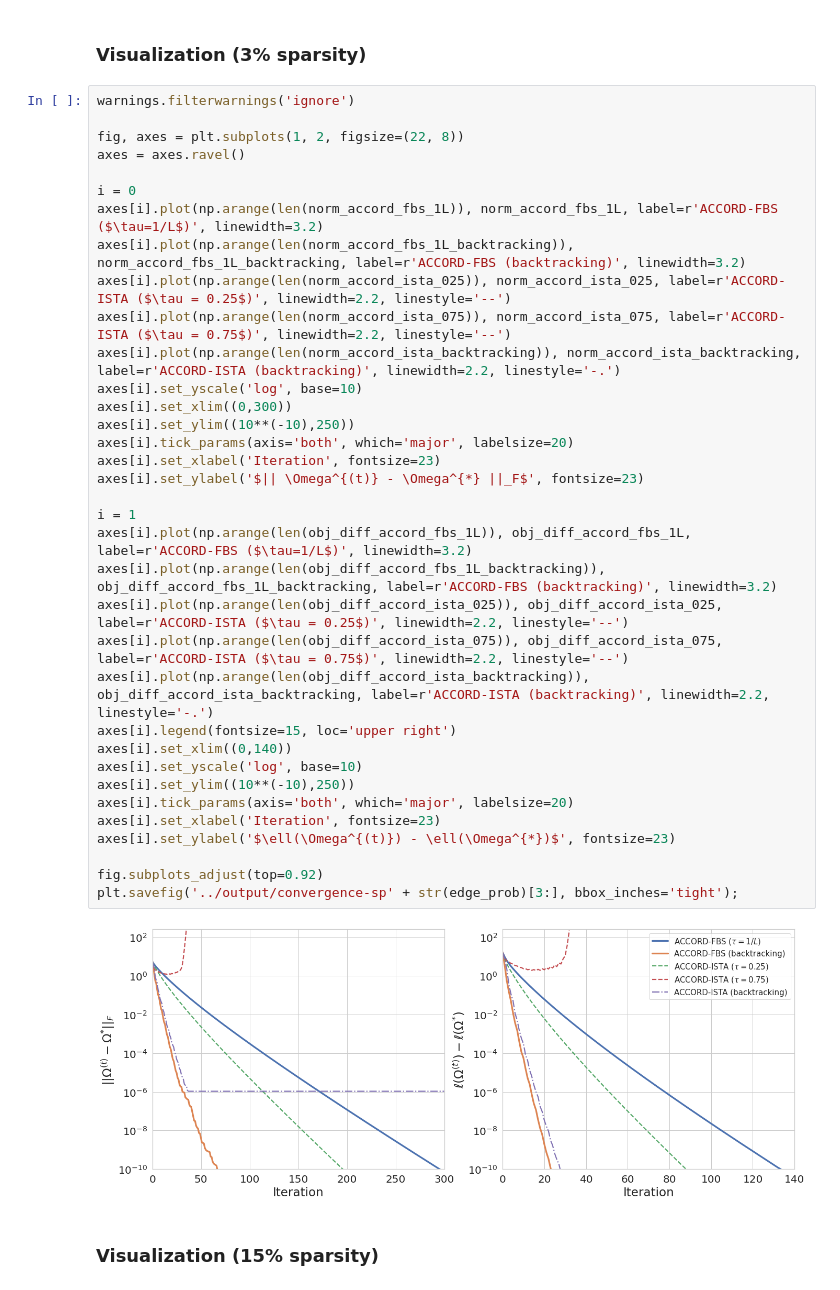
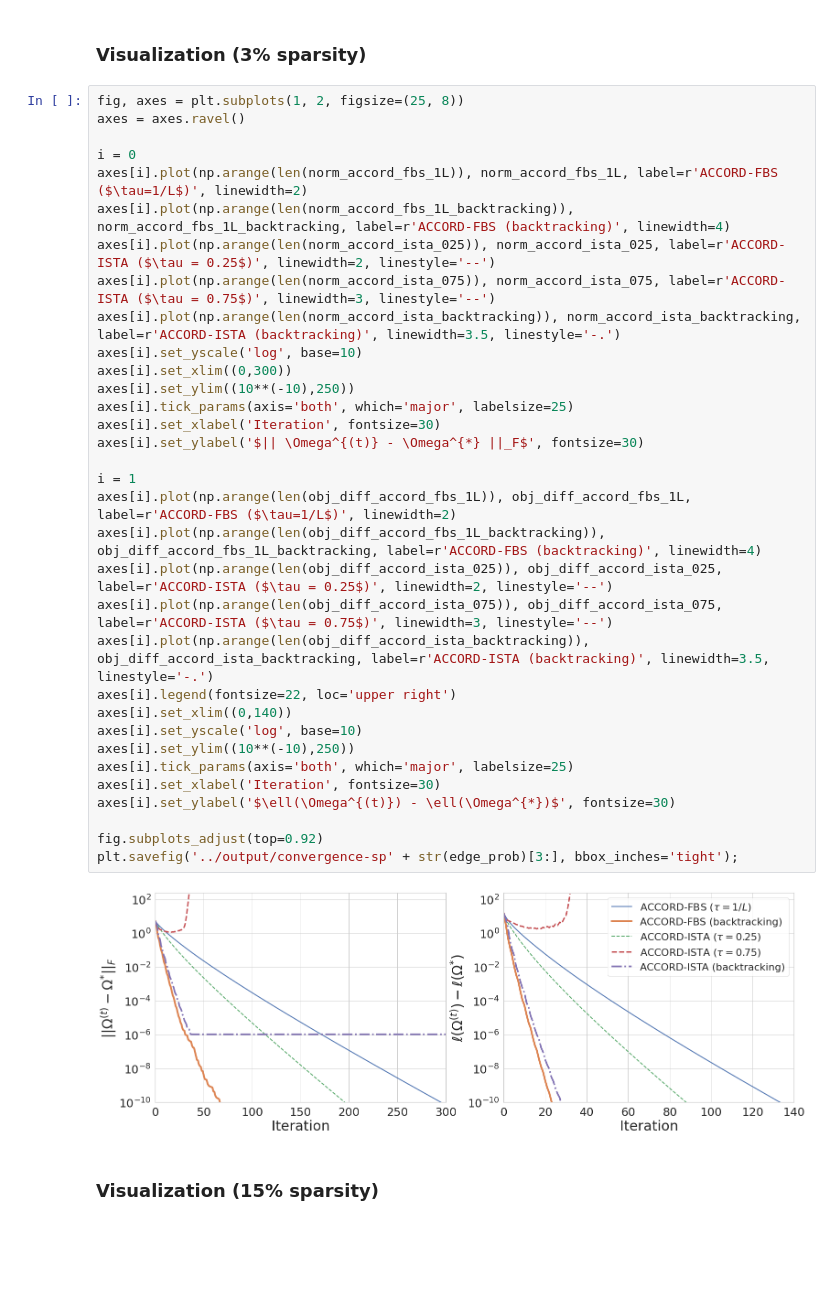
Before and after one commit to jinacfunderburk/accord-reproducibility-testing, a Jupyter notebook: simulation-convergence/simulation-convergence.ipynb, the cells around one changed output. Cells and saved outputs as stored; diff of their text form; blank space fills up the shorter version.

Commit message:
figure update

```diff
--- a/simulation-convergence/simulation-convergence.ipynb
+++ b/simulation-convergence/simulation-convergence.ipynb
@@ -184,42 +179,40 @@ obj_diff_accord_ista_backtracking = np.genfromtxt('data/obj_diff_accord_ista_bac
 # %% [markdown]
 ### Visualization (3% sparsity)
 # %%
-warnings.filterwarnings('ignore')
-
-fig, axes = plt.subplots(1, 2, figsize=(22, 8))
+fig, axes = plt.subplots(1, 2, figsize=(25, 8))
 axes = axes.ravel()
 
 i = 0
-axes[i].plot(np.arange(len(norm_accord_fbs_1L)), norm_accord_fbs_1L, label=r'ACCORD-FBS ($\tau=1/L$)', linewidth=3.2)
-axes[i].plot(np.arange(len(norm_accord_fbs_1L_backtracking)), norm_accord_fbs_1L_backtracking, label=r'ACCORD-FBS (backtracking)', linewidth=3.2)
-axes[i].plot(np.arange(len(norm_accord_ista_025)), norm_accord_ista_025, label=r'ACCORD-ISTA ($\tau = 0.25$)', linewidth=2.2, linestyle='--')
-axes[i].plot(np.arange(len(norm_accord_ista_075)), norm_accord_ista_075, label=r'ACCORD-ISTA ($\tau = 0.75$)', linewidth=2.2, linestyle='--')
-axes[i].plot(np.arange(len(norm_accord_ista_backtracking)), norm_accord_ista_backtracking, label=r'ACCORD-ISTA (backtracking)', linewidth=2.2, linestyle='-.')
+axes[i].plot(np.arange(len(norm_accord_fbs_1L)), norm_accord_fbs_1L, label=r'ACCORD-FBS ($\tau=1/L$)', linewidth=2)
+axes[i].plot(np.arange(len(norm_accord_fbs_1L_backtracking)), norm_accord_fbs_1L_backtracking, label=r'ACCORD-FBS (backtracking)', linewidth=4)
+axes[i].plot(np.arange(len(norm_accord_ista_025)), norm_accord_ista_025, label=r'ACCORD-ISTA ($\tau = 0.25$)', linewidth=2, linestyle='--')
+axes[i].plot(np.arange(len(norm_accord_ista_075)), norm_accord_ista_075, label=r'ACCORD-ISTA ($\tau = 0.75$)', linewidth=3, linestyle='--')
+axes[i].plot(np.arange(len(norm_accord_ista_backtracking)), norm_accord_ista_backtracking, label=r'ACCORD-ISTA (backtracking)', linewidth=3.5, linestyle='-.')
 axes[i].set_yscale('log', base=10)
 axes[i].set_xlim((0,300))
 axes[i].set_ylim((10**(-10),250))
-axes[i].tick_params(axis='both', which='major', labelsize=20)
-axes[i].set_xlabel('Iteration', fontsize=23)
-axes[i].set_ylabel('$|| \Omega^{(t)} - \Omega^{*} ||_F$', fontsize=23)
+axes[i].tick_params(axis='both', which='major', labelsize=25)
+axes[i].set_xlabel('Iteration', fontsize=30)
+axes[i].set_ylabel('$|| \Omega^{(t)} - \Omega^{*} ||_F$', fontsize=30)
 
 i = 1
-axes[i].plot(np.arange(len(obj_diff_accord_fbs_1L)), obj_diff_accord_fbs_1L, label=r'ACCORD-FBS ($\tau=1/L$)', linewidth=3.2)
-axes[i].plot(np.arange(len(obj_diff_accord_fbs_1L_backtracking)), obj_diff_accord_fbs_1L_backtracking, label=r'ACCORD-FBS (backtracking)', linewidth=3.2)
-axes[i].plot(np.arange(len(obj_diff_accord_ista_025)), obj_diff_accord_ista_025, label=r'ACCORD-ISTA ($\tau = 0.25$)', linewidth=2.2, linestyle='--')
-axes[i].plot(np.arange(len(obj_diff_accord_ista_075)), obj_diff_accord_ista_075, label=r'ACCORD-ISTA ($\tau = 0.75$)', linewidth=2.2, linestyle='--')
-axes[i].plot(np.arange(len(obj_diff_accord_ista_backtracking)), obj_diff_accord_ista_backtracking, label=r'ACCORD-ISTA (backtracking)', linewidth=2.2, linestyle='-.')
-axes[i].legend(fontsize=15, loc='upper right')
+axes[i].plot(np.arange(len(obj_diff_accord_fbs_1L)), obj_diff_accord_fbs_1L, label=r'ACCORD-FBS ($\tau=1/L$)', linewidth=2)
+axes[i].plot(np.arange(len(obj_diff_accord_fbs_1L_backtracking)), obj_diff_accord_fbs_1L_backtracking, label=r'ACCORD-FBS (backtracking)', linewidth=4)
+axes[i].plot(np.arange(len(obj_diff_accord_ista_025)), obj_diff_accord_ista_025, label=r'ACCORD-ISTA ($\tau = 0.25$)', linewidth=2, linestyle='--')
+axes[i].plot(np.arange(len(obj_diff_accord_ista_075)), obj_diff_accord_ista_075, label=r'ACCORD-ISTA ($\tau = 0.75$)', linewidth=3, linestyle='--')
+axes[i].plot(np.arange(len(obj_diff_accord_ista_backtracking)), obj_diff_accord_ista_backtracking, label=r'ACCORD-ISTA (backtracking)', linewidth=3.5, linestyle='-.')
+axes[i].legend(fontsize=22, loc='upper right')
 axes[i].set_xlim((0,140))
 axes[i].set_yscale('log', base=10)
 axes[i].set_ylim((10**(-10),250))
-axes[i].tick_params(axis='both', which='major', labelsize=20)
-axes[i].set_xlabel('Iteration', fontsize=23)
-axes[i].set_ylabel('$\ell(\Omega^{(t)}) - \ell(\Omega^{*})$', fontsize=23)
+axes[i].tick_params(axis='both', which='major', labelsize=25)
+axes[i].set_xlabel('Iteration', fontsize=30)
+axes[i].set_ylabel('$\ell(\Omega^{(t)}) - \ell(\Omega^{*})$', fontsize=30)
 
 fig.subplots_adjust(top=0.92)
 plt.savefig('../output/convergence-sp' + str(edge_prob)[3:], bbox_inches='tight');
 # %% [output]
-[figure, old version]
+[figure, new version]
 # %% [markdown]
 ### Visualization (15% sparsity)
 # %%
```
Also changed, not shown: parts of 7 cells of this notebook, 21 other files.
